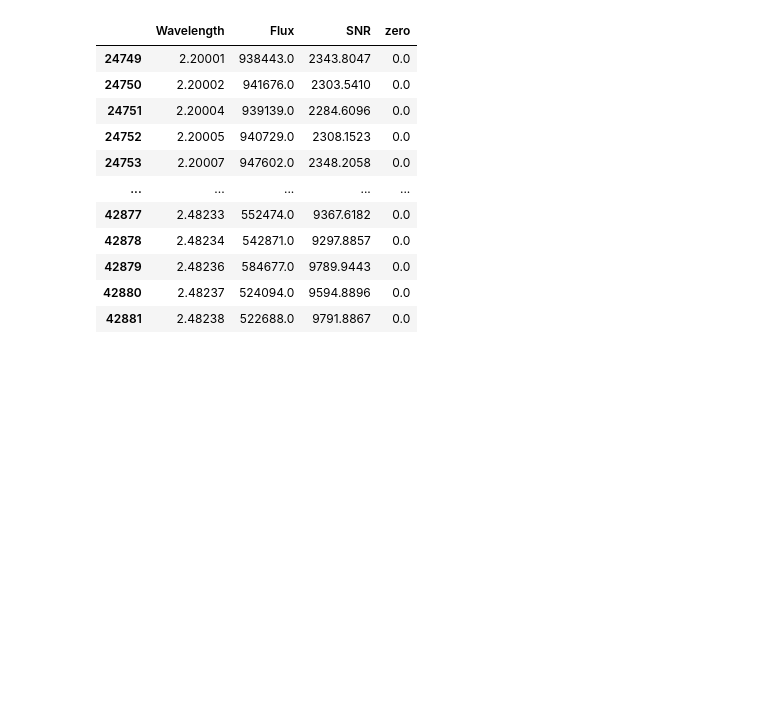
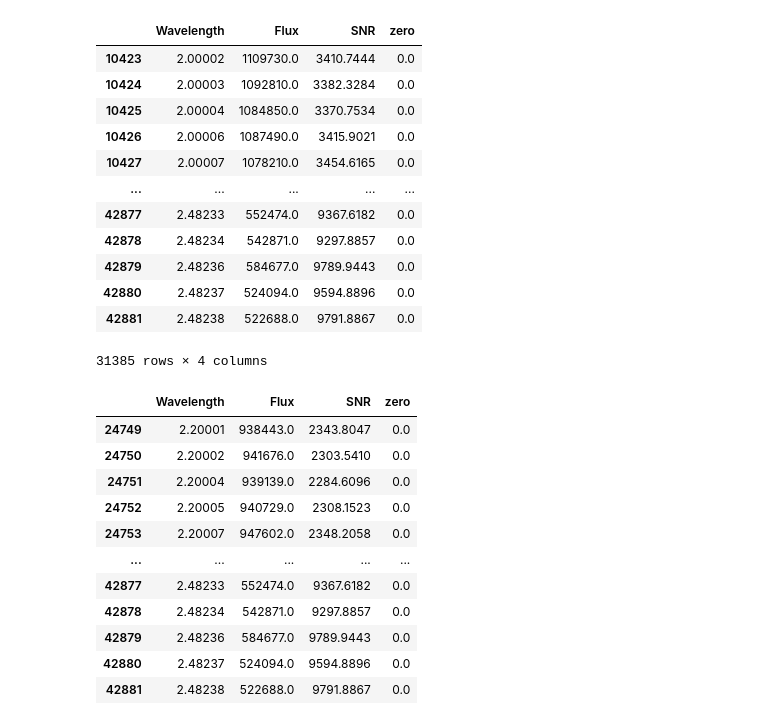
Before and after one commit to SavOliveira/IGRINS-Spectra, a Jupyter notebook: anon1_TI_2_224.ipynb, the cells around one changed output. Saved outputs shown, nothing was run; the diff lists cells and outputs as text; code cells hidden in the pictures; blank space fills up the shorter version.

```diff
--- a/anon1_TI_2_224.ipynb
+++ b/anon1_TI_2_224.ipynb
@@ -128,6 +142,22 @@ anon1_df = anon1_df[(anon1_df['Wavelength'].gt(2.)) & (anon1_df['Flux'] .gt( 0.4
 # Wavelength + Flux Arrays
 anon1_wavlen = anon1_df['Wavelength']
 anon1_flux = anon1_df['Flux']
+# %%
+anon1_df
+# %% [output]
+|  | Wavelength | Flux | SNR | zero |
+| 10423 | 2.00002 | 1109730.0 | 3410.7444 | 0.0 |
+| 10424 | 2.00003 | 1092810.0 | 3382.3284 | 0.0 |
+| 10425 | 2.00004 | 1084850.0 | 3370.7534 | 0.0 |
+| 10426 | 2.00006 | 1087490.0 | 3415.9021 | 0.0 |
+| 10427 | 2.00007 | 1078210.0 | 3454.6165 | 0.0 |
+| ... | ... | ... | ... | ... |
+| 42877 | 2.48233 | 552474.0 | 9367.6182 | 0.0 |
+| 42878 | 2.48234 | 542871.0 | 9297.8857 | 0.0 |
+| 42879 | 2.48236 | 584677.0 | 9789.9443 | 0.0 |
+| 42880 | 2.48237 | 524094.0 | 9594.8896 | 0.0 |
+| 42881 | 2.48238 | 522688.0 | 9791.8867 | 0.0 |
+31385 rows × 4 columns
 # %%
 anon1_df[anon1_df['Wavelength'].gt(2.2)]
 # %% [output]
```
Also changed, not shown: parts of 28 cells of this notebook, 19 other files.
